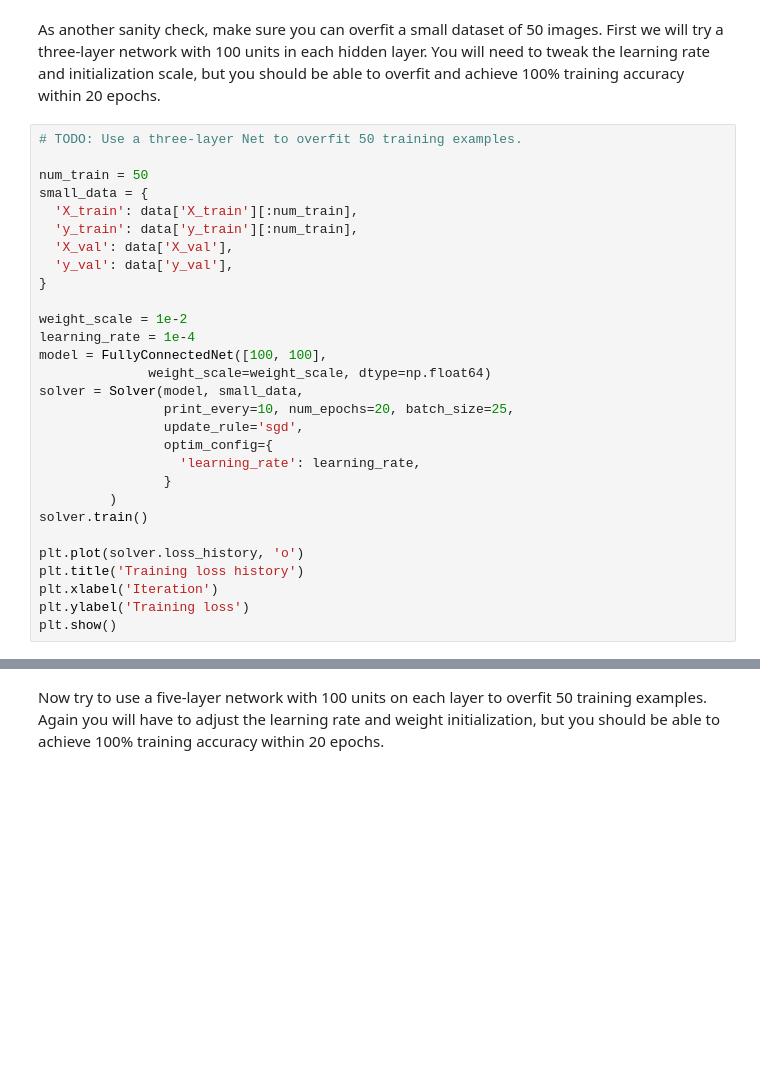
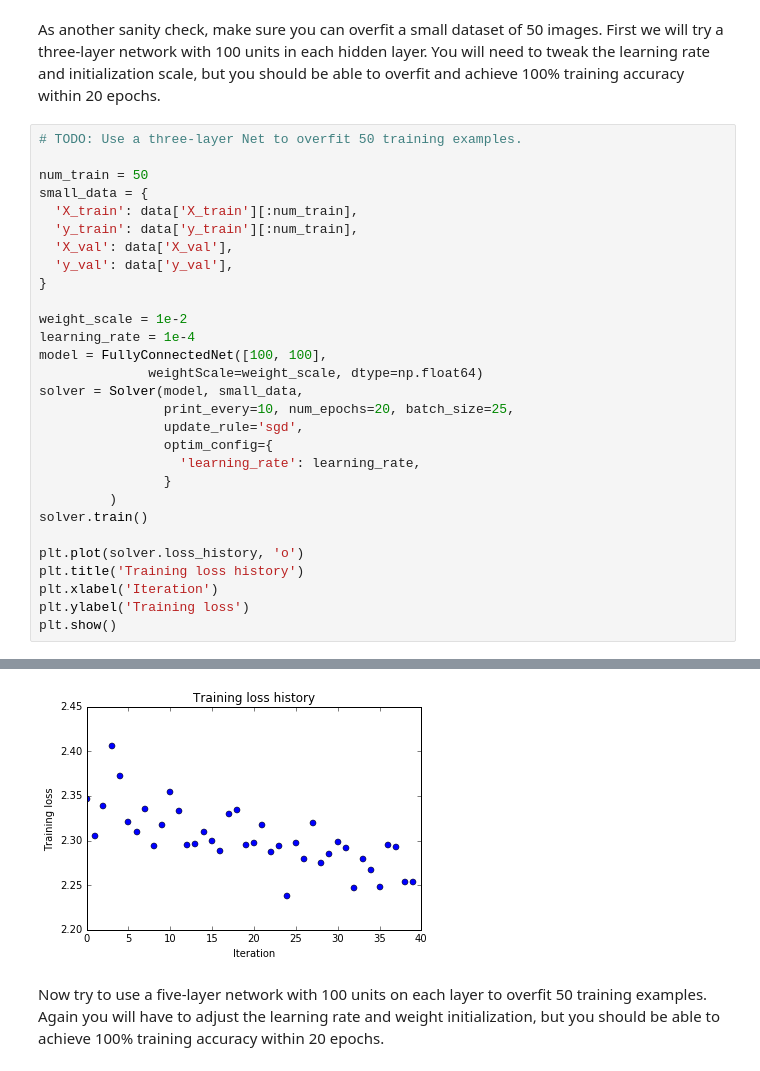
Before and after one commit to RahulBaboota/CS231n-Homeworks, a Jupyter notebook: Assignment2/FullyConnectedNets.ipynb, the cells around one changed output, grey strips where cells are left out. Drawn from its saved outputs; the diff is of its cells as text; blank space fills up the shorter version.

```diff
--- a/Assignment2/FullyConnectedNets.ipynb
+++ b/Assignment2/FullyConnectedNets.ipynb
@@ -408,7 +425,7 @@ small_data = {
 weight_scale = 1e-2
 learning_rate = 1e-4
 model = FullyConnectedNet([100, 100],
-              weight_scale=weight_scale, dtype=np.float64)
+              weightScale=weight_scale, dtype=np.float64)
 solver = Solver(model, small_data,
                 print_every=10, num_epochs=20, batch_size=25,
                 update_rule='sgd',
@@ -423,3 +440,4 @@ plt.title('Training loss history')
 plt.xlabel('Iteration')
 plt.ylabel('Training loss')
 plt.show()
+# %% [output]
@@ -426,3 +461,4 @@ plt.show()
+[figure, added]
 # %% [markdown]
 Now try to use a five-layer network with 100 units on each layer to overfit 50 training examples. Again you will have to adjust the learning rate and weight initialization, but you should be able to achieve 100% training accuracy within 20 epochs.
 # %%
```
Also changed, not shown: parts of 8 cells of this notebook, 2 other files.
